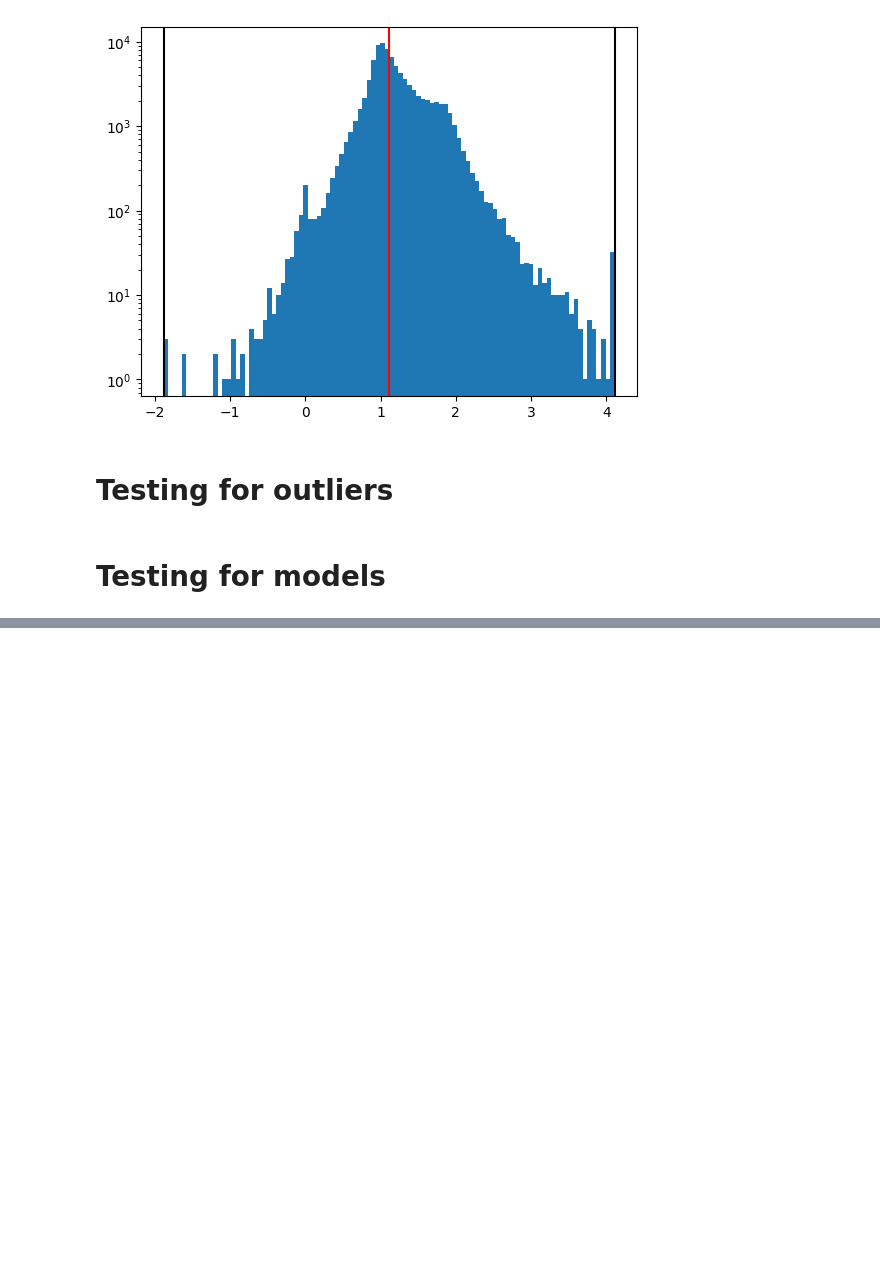
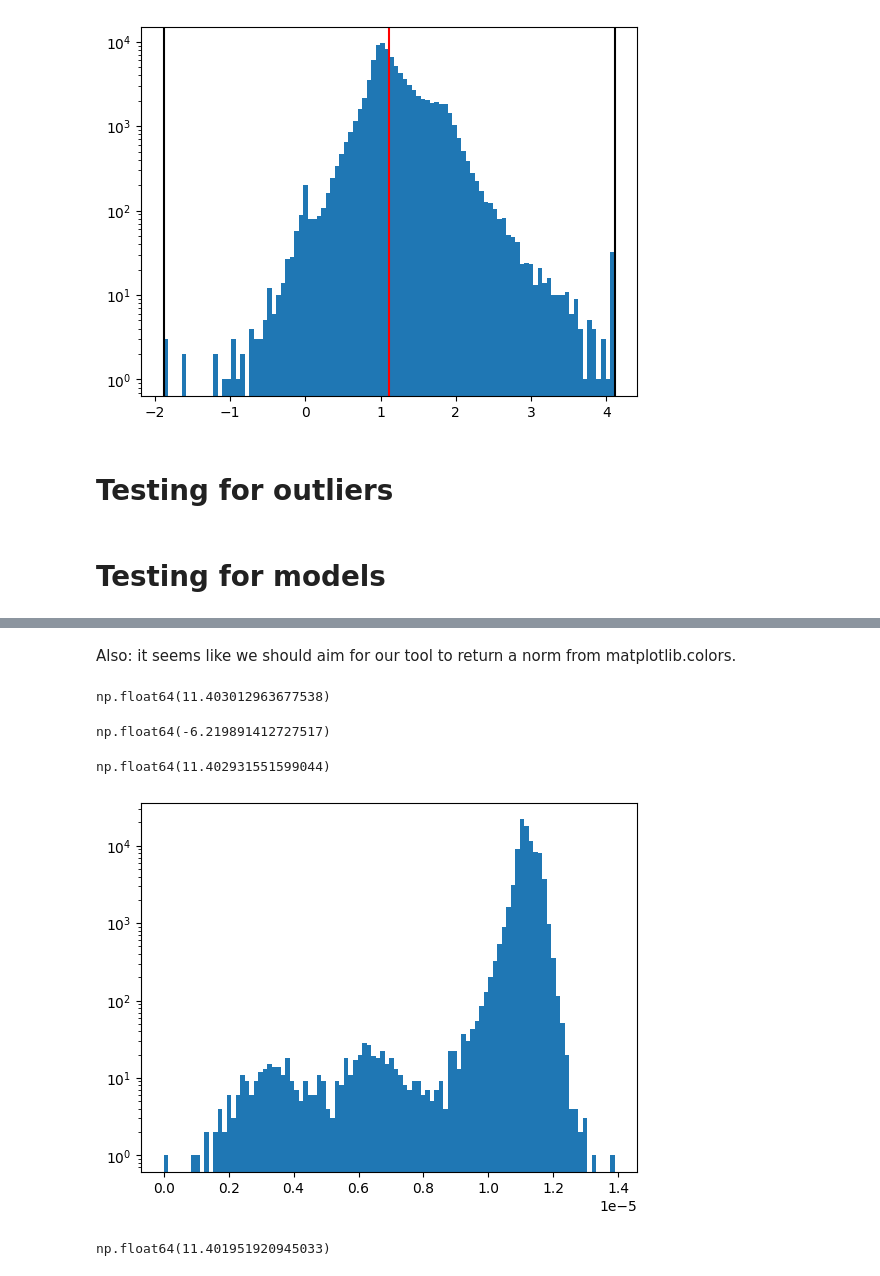
Before and after one commit to juliana-karp/scatterscale, a Jupyter notebook: sandbox.ipynb, the cells around one changed output, grey strips where cells are left out. Drawn from its saved outputs; the diff is of its cells as text; code cells hidden in the pictures; blank space fills up the shorter version.

Commit message:
Implemented the different scalings, but the entropy maximizer is working the opposite of expected

```diff
--- a/sandbox.ipynb
+++ b/sandbox.ipynb
@@ -70,0 +79,44 @@ plt.show()
+# %% [markdown]
+Also: it seems like we should aim for our tool to return a norm from matplotlib.colors.
+# %%
+# these functions return a function that can be operated on data
+
+def no_norm_operator(data):
+    return colors.NoNorm(vmin=np.min(data), vmax=np.max(data))
+
+def asinh_norm_operator(data, linear_width=1):
+    return colors.AsinhNorm(vmin=np.min(data), vmax=np.max(data), linear_width=linear_width)
+
+def log_norm_operator(data):
+    return colors.LogNorm(vmin=np.min(data), vmax=np.max(data))
+
+def symlog_norm_operator(data, linthresh=0.1):
+    return colors.SymLogNorm(vmin=np.min(data), vmax=np.max(data), linthresh=linthresh)
+# %%
+entropy((F277W_KRON - min(F277W_KRON)) / np.sum(F277W_KRON - min(F277W_KRON)))
+# %% [output]
+np.float64(11.403012963677538)
+# %%
+min(F277W_KRON)
+# %% [output]
+np.float64(-6.219891412727517)
+# %%
+symlognorm = symlog_norm_operator(F277W_KRON)
+symlognormed = symlognorm(F277W_KRON)
+
+entropy(symlognormed / np.sum(symlognormed))
+# %% [output]
+np.float64(11.402931551599044)
+# %%
+plt.hist(symlognormed / np.sum(symlognormed), bins=100)
+plt.yscale("log")
+plt.show()
+# %% [output]
+[figure, added]
+# %%
+asinhnorm = asinh_norm_operator(F277W_KRON)
+asinhnormed = asinhnorm(F277W_KRON)
+
+entropy(asinhnormed)
+# %% [output]
+np.float64(11.401951920945033)
```
Also changed, not shown: parts of 7 cells of this notebook.
